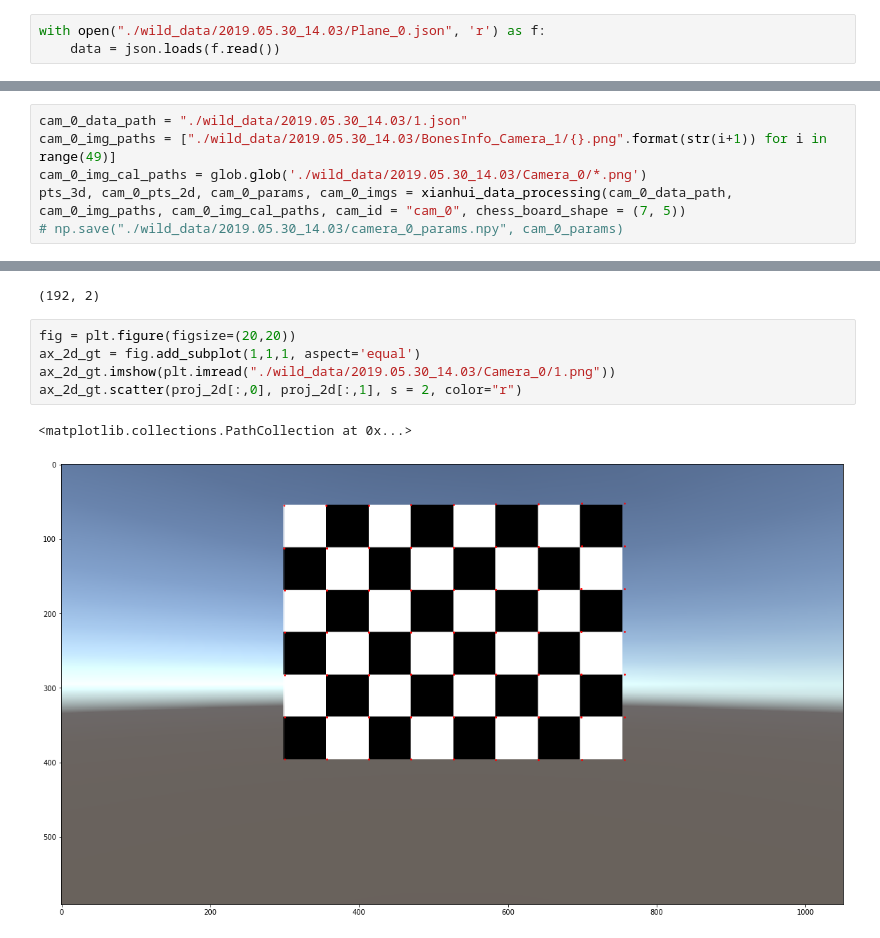
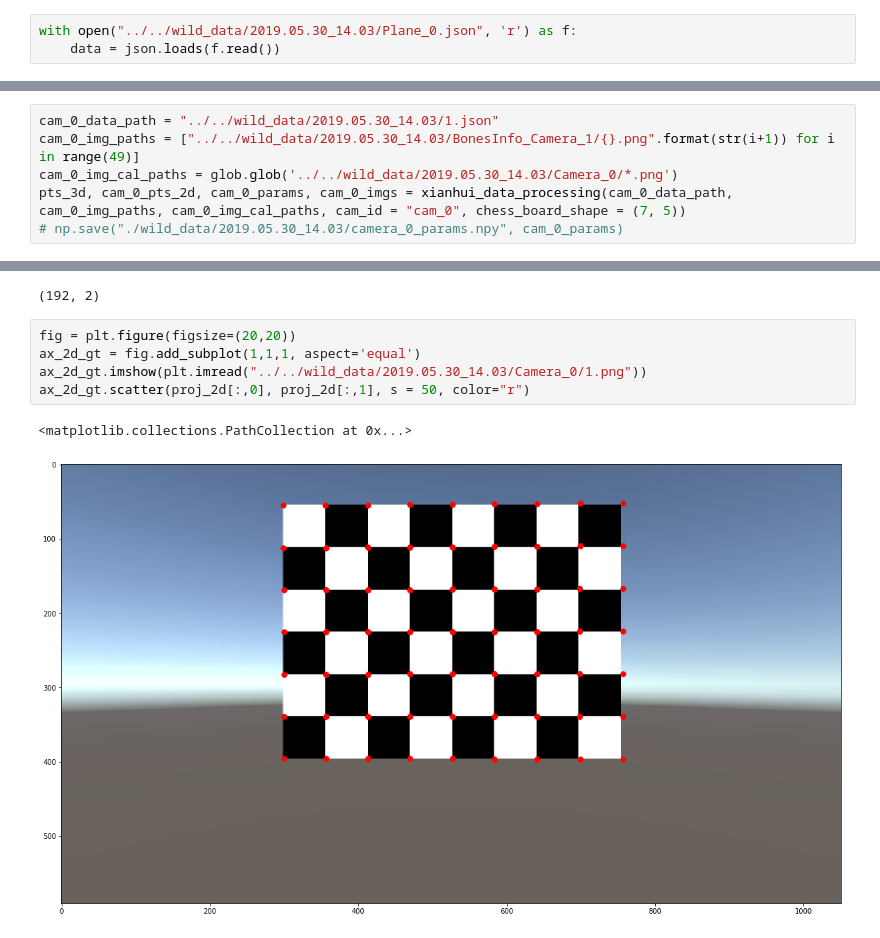
Before and after one commit to lyokka/VideoPose3D, a Jupyter notebook: notebooks/chessboard_validation.ipynb, the cells around one changed output, grey strips where cells are left out. Cells and saved outputs as stored; diff of their text form.

```diff
--- a/notebooks/chessboard_validation.ipynb
+++ b/notebooks/chessboard_validation.ipynb
@@ -16,7 +19,7 @@ from common.visualization import *
 %matplotlib inline
 plotly.offline.init_notebook_mode(connected=True)
 # %%
-with open("./wild_data/2019.05.30_14.03/Plane_0.json", 'r') as f:
+with open("../../wild_data/2019.05.30_14.03/Plane_0.json", 'r') as f:
     data = json.loads(f.read())
 # %%
 def str2float(pts):
@@ -35,9 +38,9 @@ for i in range(6):
         pts_world.append(str2float(bl))
 pts_world = np.array(pts_world)
 # %%
-cam_0_data_path = "./wild_data/2019.05.30_14.03/1.json"
-cam_0_img_paths = ["./wild_data/2019.05.30_14.03/BonesInfo_Camera_1/{}.png".format(str(i+1)) for i in range(49)]
-cam_0_img_cal_paths = glob.glob('./wild_data/2019.05.30_14.03/Camera_0/*.png')
+cam_0_data_path = "../../wild_data/2019.05.30_14.03/1.json"
+cam_0_img_paths = ["../../wild_data/2019.05.30_14.03/BonesInfo_Camera_1/{}.png".format(str(i+1)) for i in range(49)]
+cam_0_img_cal_paths = glob.glob('../../wild_data/2019.05.30_14.03/Camera_0/*.png')
 pts_3d, cam_0_pts_2d, cam_0_params, cam_0_imgs = xianhui_data_processing(cam_0_data_path, cam_0_img_paths, cam_0_img_cal_paths, cam_id = "cam_0", chess_board_shape = (7, 5))
 # np.save("./wild_data/2019.05.30_14.03/camera_0_params.npy", cam_0_params)
 # %% [output]
@@ -76,8 +79,8 @@ proj_2d.shape
 # %%
 fig = plt.figure(figsize=(20,20))
 ax_2d_gt = fig.add_subplot(1,1,1, aspect='equal')
-ax_2d_gt.imshow(plt.imread("./wild_data/2019.05.30_14.03/Camera_0/1.png"))
-ax_2d_gt.scatter(proj_2d[:,0], proj_2d[:,1], s = 2, color="r")
+ax_2d_gt.imshow(plt.imread("../../wild_data/2019.05.30_14.03/Camera_0/1.png"))
+ax_2d_gt.scatter(proj_2d[:,0], proj_2d[:,1], s = 50, color="r")
 # %% [output]
 <matplotlib.collections.PathCollection at 0x...>
-[figure, old version]
+[figure, new version]
```
Also changed, not shown: parts of 1 cell of this notebook, 6 other files.
